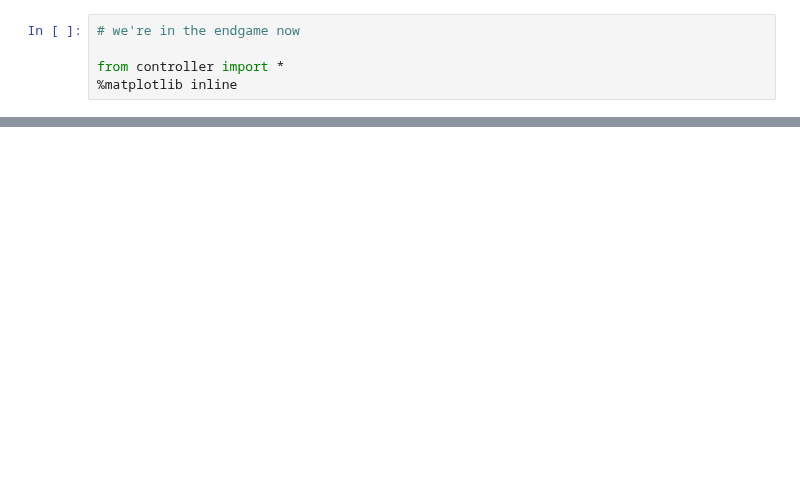
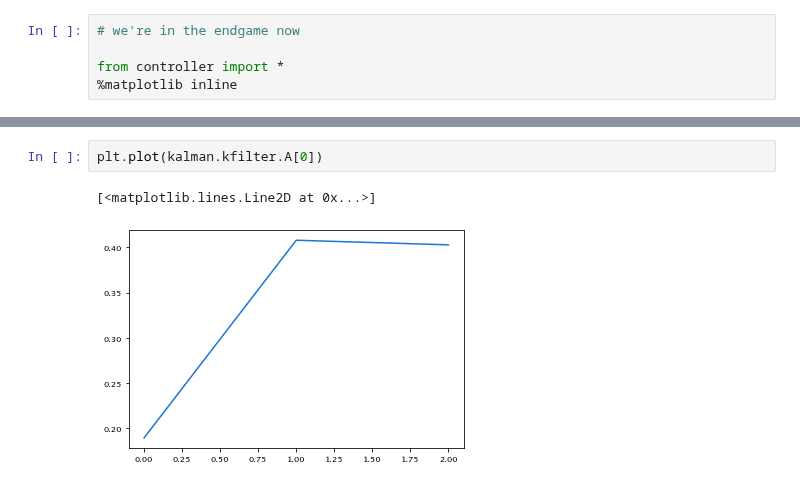
Before and after one commit to aditya-sengupta/tip-tilt-control, a Jupyter notebook: control/dev/final_visualizer.ipynb, the cells around one changed output, grey strips where cells are left out. Saved outputs shown, nothing was run; the diff lists cells and outputs as text; blank space fills up the shorter version.

```diff
--- a/control/dev/final_visualizer.ipynb
+++ b/control/dev/final_visualizer.ipynb
@@ -36,0 +32,5 @@ Prediction:  [-0.34849184]
+# %%
+plt.plot(kalman.kfilter.A[0])
+# %% [output]
+[<matplotlib.lines.Line2D at 0x...>]
+[figure, added]
```
Also changed, not shown: parts of 4 cells of this notebook, 2 other files.
